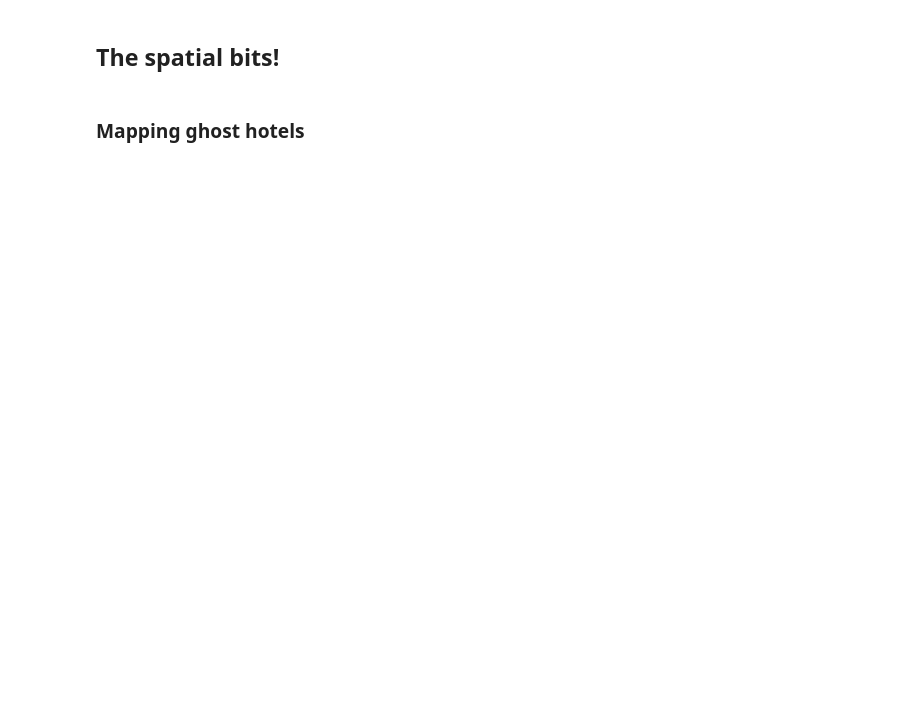
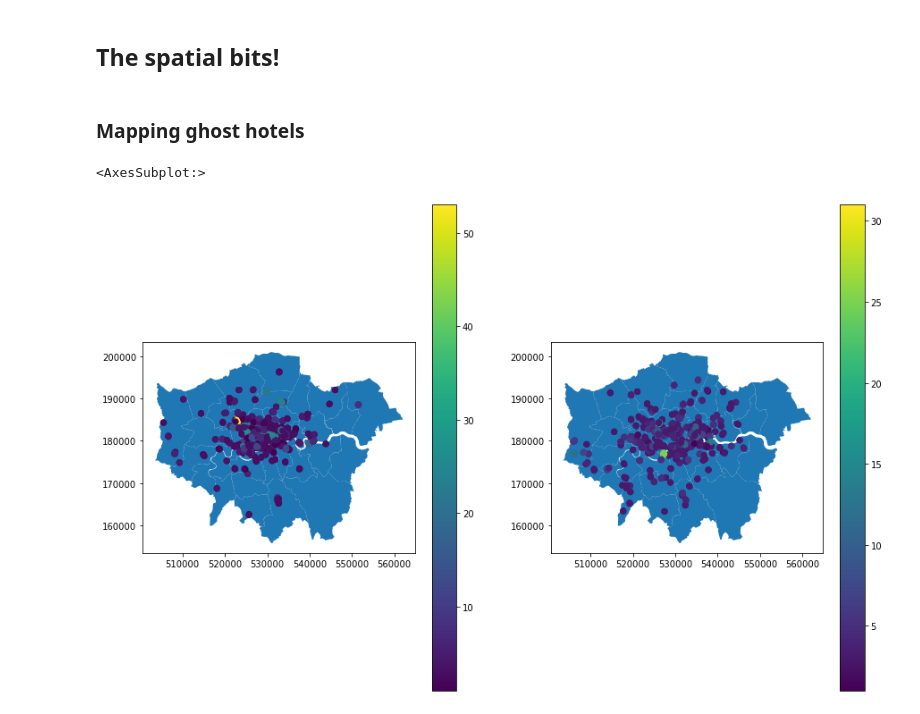
Before and after one commit to caranvr/i2p-assessment, a Jupyter notebook: ghost_hotels2.ipynb, the cells around one changed output. Cells and saved outputs as stored; diff of their text form; code cells hidden in the pictures; blank space fills up the shorter version.

```diff
--- a/ghost_hotels2.ipynb
+++ b/ghost_hotels2.ipynb
@@ -273,4 +313,17 @@ gdf = gdf.to_crs(boros.crs) #reproject so that we can map it later
 # %% [markdown]
 ### Mapping ghost hotels
 # %%
-geo_ghost_hotels = pd.merge(ghost_hotels_20, gdf, how='left', left_index=True, right_index=True)[['geometry', 'hotel_id', 'count']]
+geo_ghost_prv = pd.merge(private_room_ghosts, gdf, how='left', left_index=True, right_index=True)[['geometry', 'hotel_id', 'count']]
+geo_ghost_eh = pd.merge(entire_home_ghosts, gdf, how='left', left_index=True, right_index=True)[['geometry', 'hotel_id', 'count']]
+# %%
+geo_ghost_eh = gpd.GeoDataFrame(geo_ghost_eh, geometry='geometry', crs='epsg:27700')
+geo_ghost_prv = gpd.GeoDataFrame(geo_ghost_prv, geometry='geometry', crs='epsg:27700') #a for loop didn't work for this for some reason
+
+fig, axes = plt.subplots(1,2, figsize=(15,10))
+boros.plot(ax=axes[0])
+boros.plot(ax=axes[1])
+geo_ghost_eh.plot(ax=axes[0], column='count', legend=True)
+geo_ghost_prv.plot(ax=axes[1], column='count', legend=True)
+# %% [output]
+<AxesSubplot:>
+[figure, added]
```
Also changed, not shown: parts of 55 cells of this notebook.
